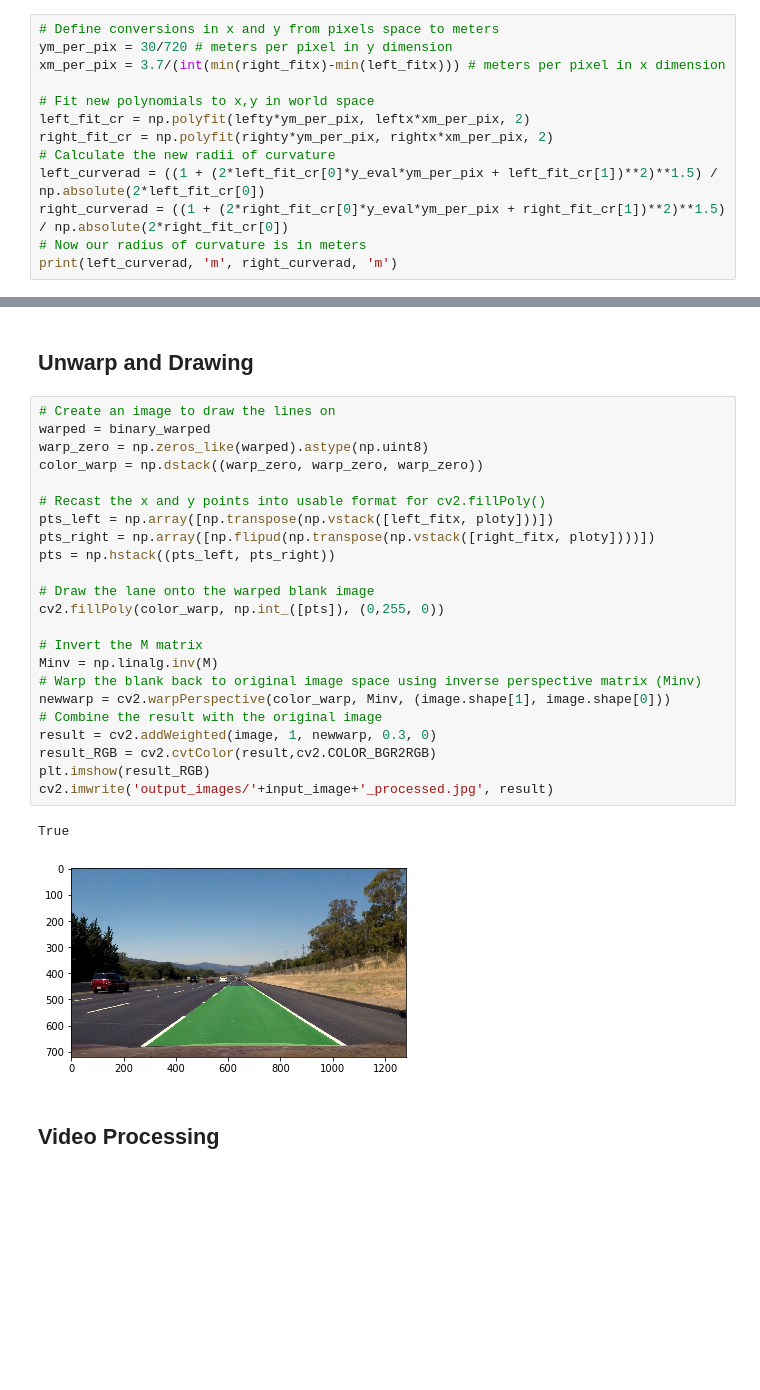
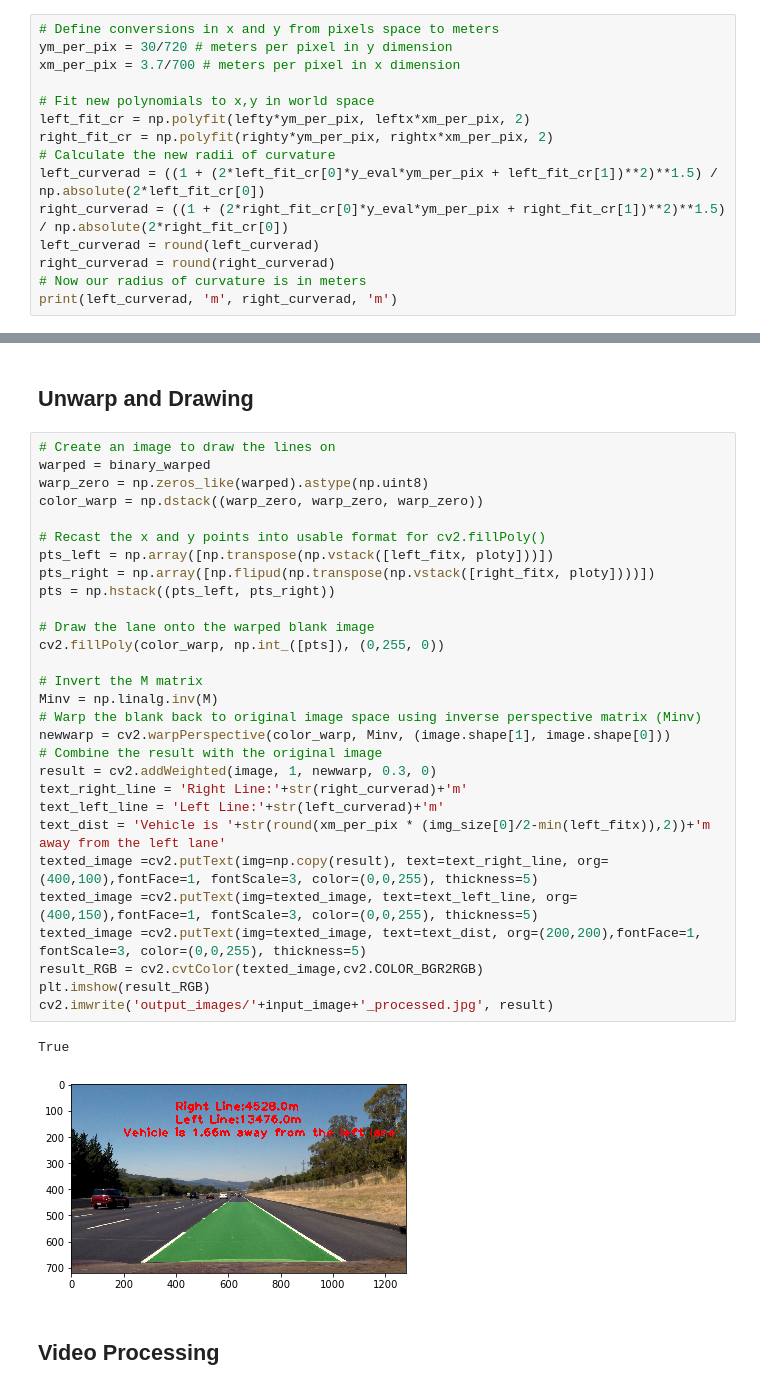
Before and after one commit to OwenHua666/CarND-Advanced-Lane-Lines, a Jupyter notebook: Advanced_Lane_Detection_Notebook.ipynb, the cells around one changed output, grey strips where cells are left out. Cells and saved outputs as stored; diff of their text form; blank space fills up the shorter version.

```diff
--- a/Advanced_Lane_Detection_Notebook.ipynb
+++ b/Advanced_Lane_Detection_Notebook.ipynb
@@ -401,7 +401,7 @@ print(left_curverad, right_curverad)
 # %%
 # Define conversions in x and y from pixels space to meters
 ym_per_pix = 30/720 # meters per pixel in y dimension
-xm_per_pix = 3.7/(int(min(right_fitx)-min(left_fitx))) # meters per pixel in x dimension
+xm_per_pix = 3.7/700 # meters per pixel in x dimension
 
 # Fit new polynomials to x,y in world space
 left_fit_cr = np.polyfit(lefty*ym_per_pix, leftx*xm_per_pix, 2)
@@ -409,6 +409,8 @@ right_fit_cr = np.polyfit(righty*ym_per_pix, rightx*xm_per_pix, 2)
 # Calculate the new radii of curvature
 left_curverad = ((1 + (2*left_fit_cr[0]*y_eval*ym_per_pix + left_fit_cr[1])**2)**1.5) / np.absolute(2*left_fit_cr[0])
 right_curverad = ((1 + (2*right_fit_cr[0]*y_eval*ym_per_pix + right_fit_cr[1])**2)**1.5) / np.absolute(2*right_fit_cr[0])
+left_curverad = round(left_curverad)
+right_curverad = round(right_curverad)
 # Now our radius of curvature is in meters
 print(left_curverad, 'm', right_curverad, 'm')
 # %% [output]
@@ -418,29 +420,35 @@ print(left_curverad, 'm', right_curverad, 'm')
 # %%
 # Create an image to draw the lines on
 warped = binary_warped
 warp_zero = np.zeros_like(warped).astype(np.uint8)
 color_warp = np.dstack((warp_zero, warp_zero, warp_zero))
 
 # Recast the x and y points into usable format for cv2.fillPoly()
 pts_left = np.array([np.transpose(np.vstack([left_fitx, ploty]))])
 pts_right = np.array([np.flipud(np.transpose(np.vstack([right_fitx, ploty])))])
 pts = np.hstack((pts_left, pts_right))
 
 # Draw the lane onto the warped blank image
 cv2.fillPoly(color_warp, np.int_([pts]), (0,255, 0))
 
 # Invert the M matrix
 Minv = np.linalg.inv(M)
 # Warp the blank back to original image space using inverse perspective matrix (Minv)
 newwarp = cv2.warpPerspective(color_warp, Minv, (image.shape[1], image.shape[0]))
 # Combine the result with the original image
 result = cv2.addWeighted(image, 1, newwarp, 0.3, 0)
-result_RGB = cv2.cvtColor(result,cv2.COLOR_BGR2RGB)
+text_right_line = 'Right Line:'+str(right_curverad)+'m'
+text_left_line = 'Left Line:'+str(left_curverad)+'m'
+text_dist = 'Vehicle is '+str(round(xm_per_pix * (img_size[0]/2-min(left_fitx)),2))+'m away from the left lane'
+texted_image =cv2.putText(img=np.copy(result), text=text_right_line, org=(400,100),fontFace=1, fontScale=3, color=(0,0,255), thickness=5)
+texted_image =cv2.putText(img=texted_image, text=text_left_line, org=(400,150),fontFace=1, fontScale=3, color=(0,0,255), thickness=5)
+texted_image =cv2.putText(img=texted_image, text=text_dist, org=(200,200),fontFace=1, fontScale=3, color=(0,0,255), thickness=5)
+result_RGB = cv2.cvtColor(texted_image,cv2.COLOR_BGR2RGB)
 plt.imshow(result_RGB)
 cv2.imwrite('output_images/'+input_image+'_processed.jpg', result)
 # %% [output]
 True
-[figure, old version]
+[figure, new version]
 # %% [markdown]
 ## Video Processing
 # %%
```
Also changed, not shown: parts of 7 cells of this notebook, 1 other file.
